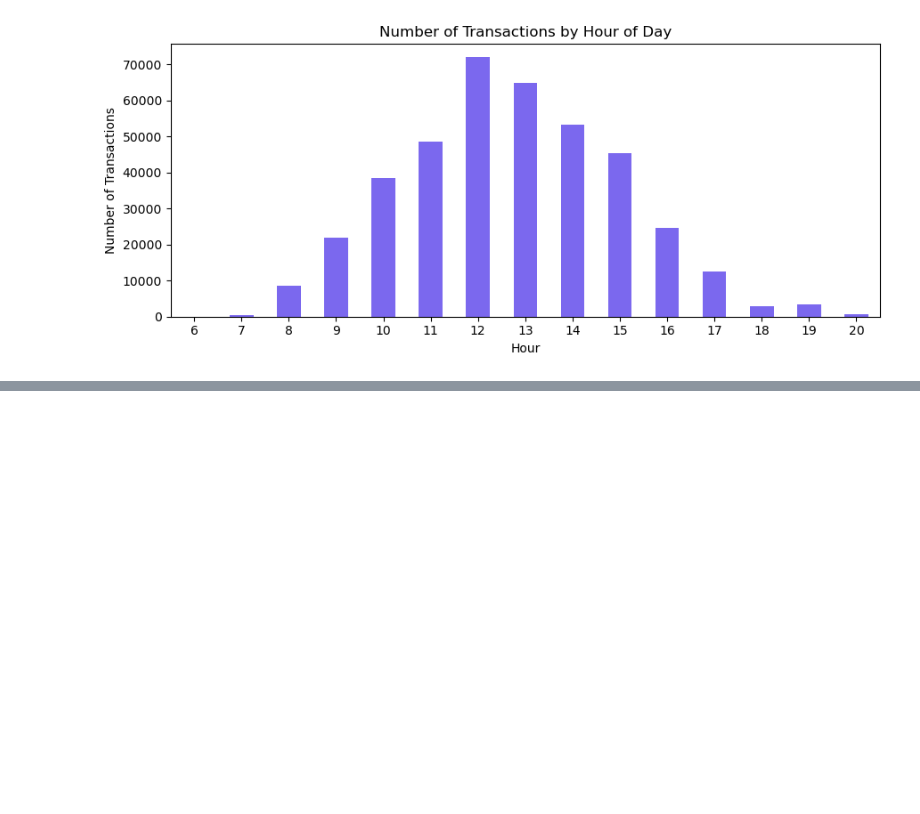
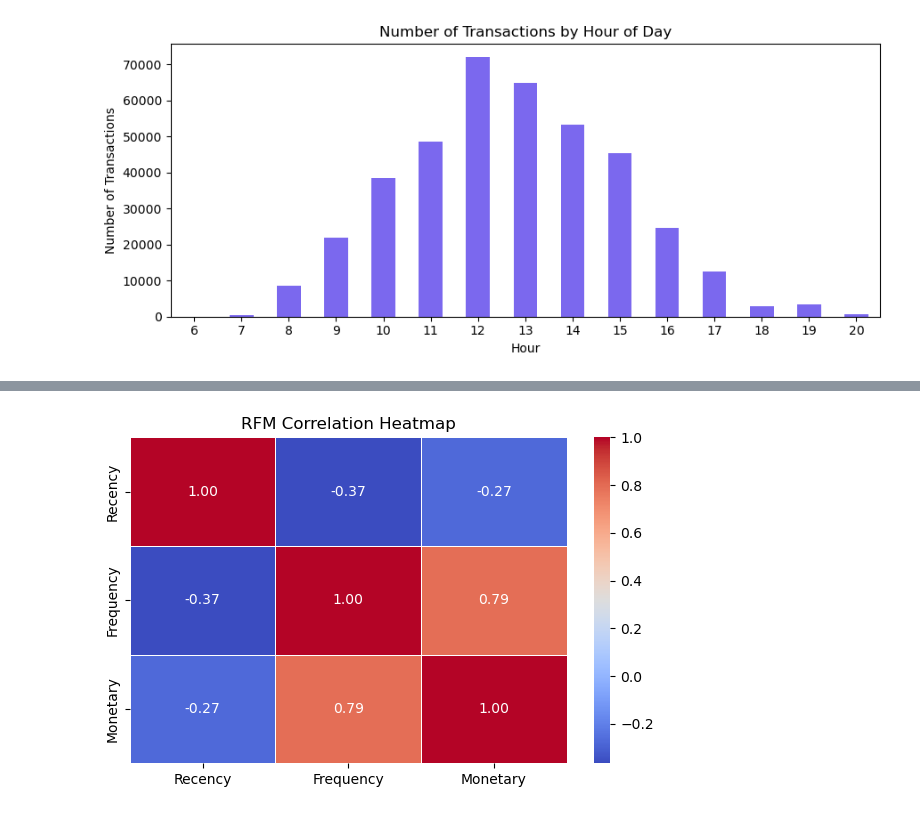
Before and after one commit to Lysitheatsu/PracDataSci, a Jupyter notebook: Assignment2/Assignment2.ipynb, the cells around one changed output, grey strips where cells are left out. Cells and saved outputs as stored; diff of their text form; code cells hidden in the pictures; blank space fills up the shorter version.

```diff
--- a/Assignment2/Assignment2.ipynb
+++ b/Assignment2/Assignment2.ipynb
@@ -376,0 +428,12 @@ plt.show()
+# %%
+# RFM correlation heatmap
+
+plt.figure(figsize=(6, 4))
+corr_matrix = rfm[['Recency', 'Frequency', 'Monetary']].corr()
+sns.heatmap(corr_matrix, annot=True, fmt='.2f', cmap='coolwarm', linewidths=0.5)
+plt.title('RFM Correlation Heatmap')
+plt.tight_layout()
+plt.savefig('figures/fig_rfm_heatmap.png')
+plt.show()
+# %% [output]
+[figure, added]
```
Also changed, not shown: parts of 10 cells of this notebook, 10 other files.
